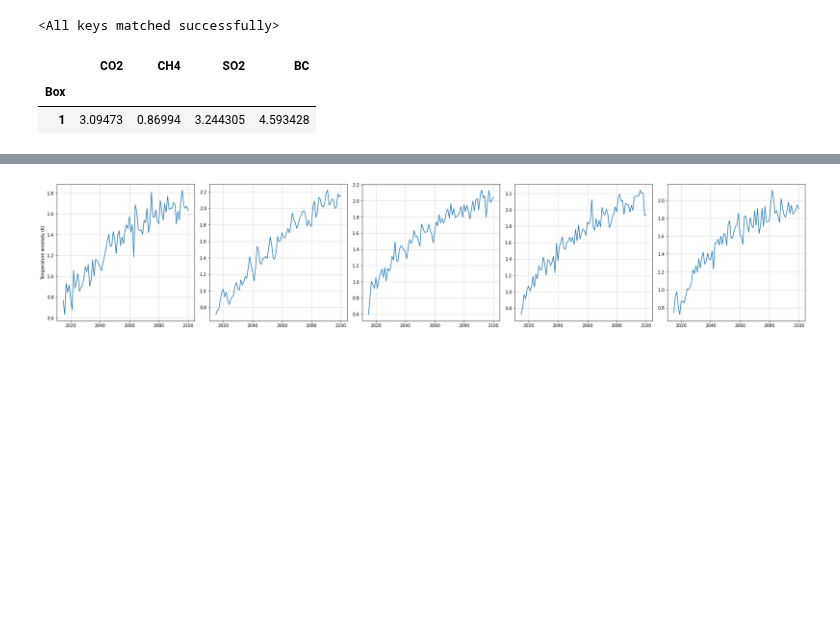
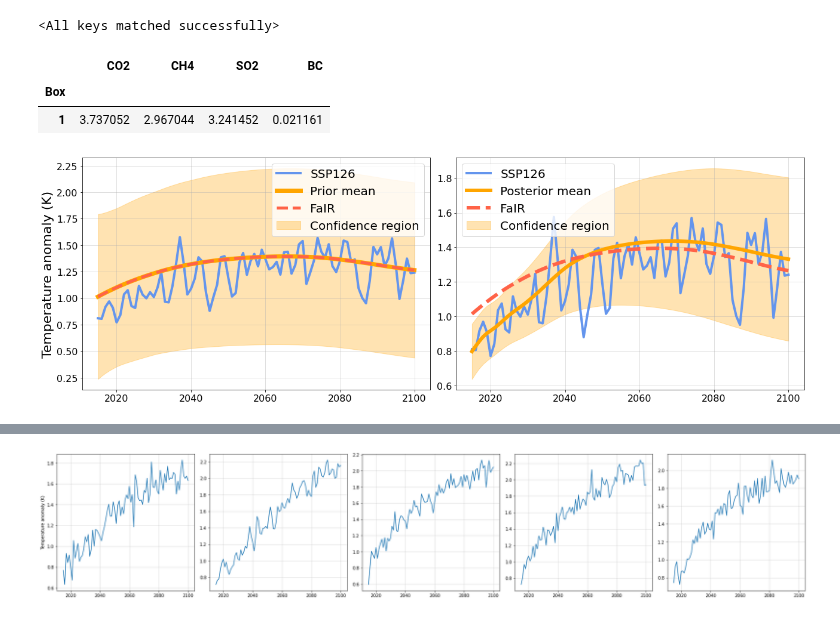
Before and after one commit to shahineb/FaIRGP, a Jupyter notebook: notebooks/250522-GFaIR-attempt-v2.3.ipynb, the cells around one changed output, grey strips where cells are left out. Cells and saved outputs as stored; diff of their text form; code cells hidden in the pictures; blank space fills up the shorter version.

```diff
--- a/notebooks/250522-GFaIR-attempt-v2.3.ipynb
+++ b/notebooks/250522-GFaIR-attempt-v2.3.ipynb
@@ -97,18 +97,18 @@ state_dict = torch.load('./state_dict.pt')
 model.load_state_dict(state_dict)
 # %% [output]
 <All keys matched successfully>
-# %%
-def get_lengthscales_df(model):
-    lengthscales = model.kernel.lengthscale.detach()
-    data = lengthscales.numpy()
-    columns = ['CO2', 'CH4', 'SO2', 'BC']
-    index = [1]
-    return pd.DataFrame(data=data, columns=columns, index=index).rename_axis('Box')
-get_lengthscales_df(model)
-# %% [output]
-|  | CO2 | CH4 | SO2 | BC |
-| Box |  |  |  |  |
-| 1 | 3.09473 | 0.86994 | 3.244305 | 4.593428 |
+# %%
+def get_lengthscales_df(model):
+    lengthscales = model.kernel.lengthscale.detach()
+    data = lengthscales.numpy()
+    columns = ['CO2', 'CH4', 'SO2', 'BC']
+    index = [1]
+    return pd.DataFrame(data=data, columns=columns, index=index).rename_axis('Box')
+get_lengthscales_df(model)
+# %% [output]
+|  | CO2 | CH4 | SO2 | BC |
+| Box |  |  |  |  |
+| 1 | 3.737052 | 2.967044 | 3.241452 | 0.021161 |
 # %%
 model = model.eval()
 
@@ -137,3 +139,28 @@ posterior_ub = posterior_ub + test_tas_fair
+# %%
+fig, ax = plt.subplots(1, 2, figsize=(18, 6))
+
+ax[0].plot(test_times, test_tas, lw=4, color='cornflowerblue', label='SSP126')
+ax[0].set_ylabel('Temperature anomaly (K)', fontsize=22)
+ax[0].plot(test_times, prior_mean, color='orange', lw=7, label='Prior mean')
+ax[0].plot(test_times, test_tas_fair, color='tomato', ls='--', lw=5, label='FaIR')
+ax[0].fill_between(test_times, prior_lb, prior_ub, alpha=0.3, color='orange', label='Confidence region')
+ax[0].tick_params(labelsize=16)
+ax[0].grid(alpha=0.5)
+ax[0].legend(fontsize=20)
+
+ax[1].plot(test_times, test_tas, lw=4, color='cornflowerblue', label='SSP126')
+# ax[1].set_ylabel('Temperature anomaly (K)', fontsize=20)
+ax[1].plot(test_times, posterior_mean, color='orange', lw=6, label='Posterior mean')
+ax[1].plot(test_times, test_tas_fair, color='tomato', ls='--', lw=6, label='FaIR')
+ax[1].fill_between(test_times, posterior_lb, posterior_ub, alpha=0.3, color='orange', label='Confidence region')
+ax[1].tick_params(labelsize=16)
+ax[1].grid(alpha=0.5)
+ax[1].legend(fontsize=20)
+
+plt.tight_layout()
+plt.show()
+# %% [output]
+[figure, added]
 # %%
 fig, ax = plt.subplots(1, 3, figsize=(24, 5))
 
```
Also changed, not shown: parts of 5 cells of this notebook, 10 other files.
